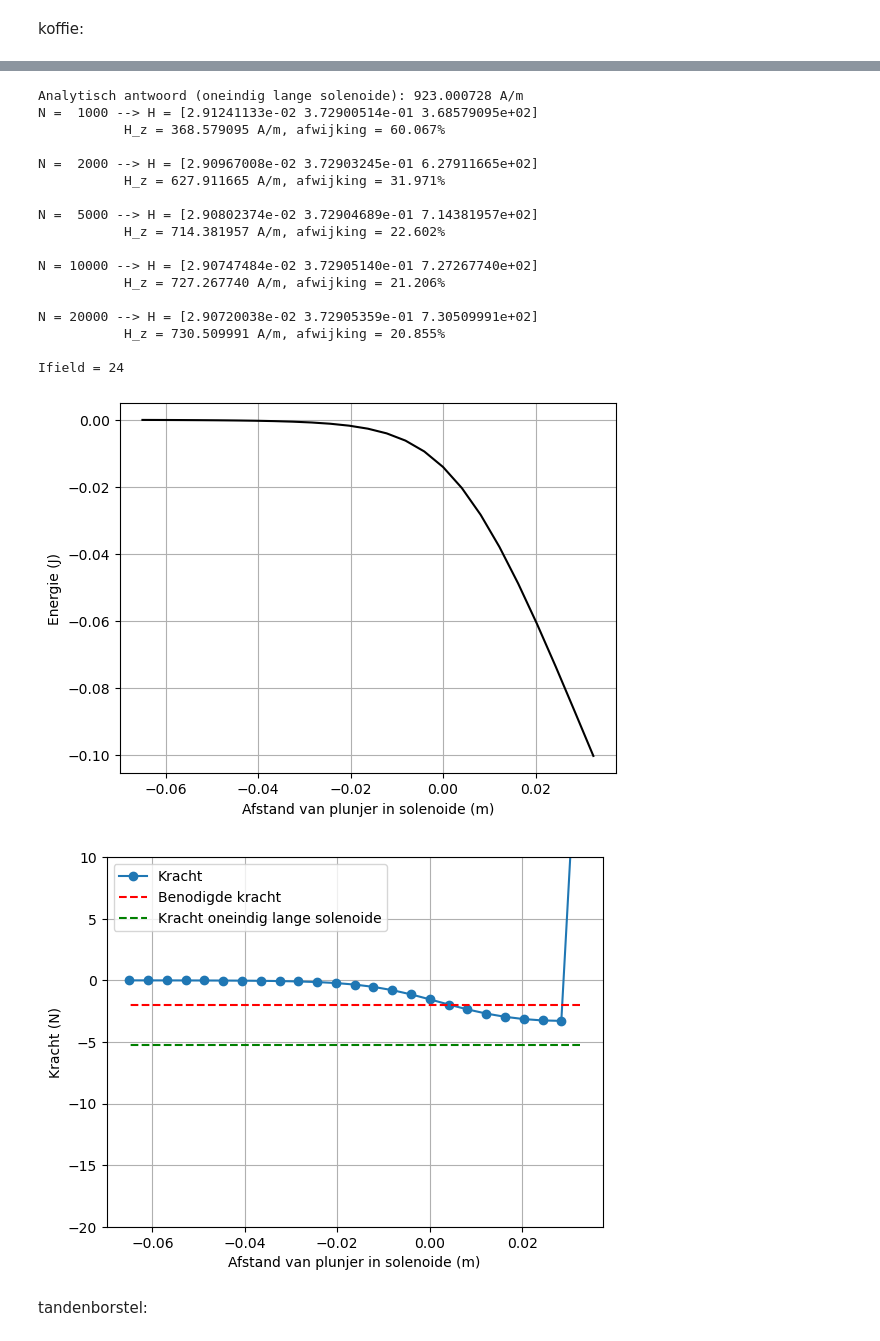
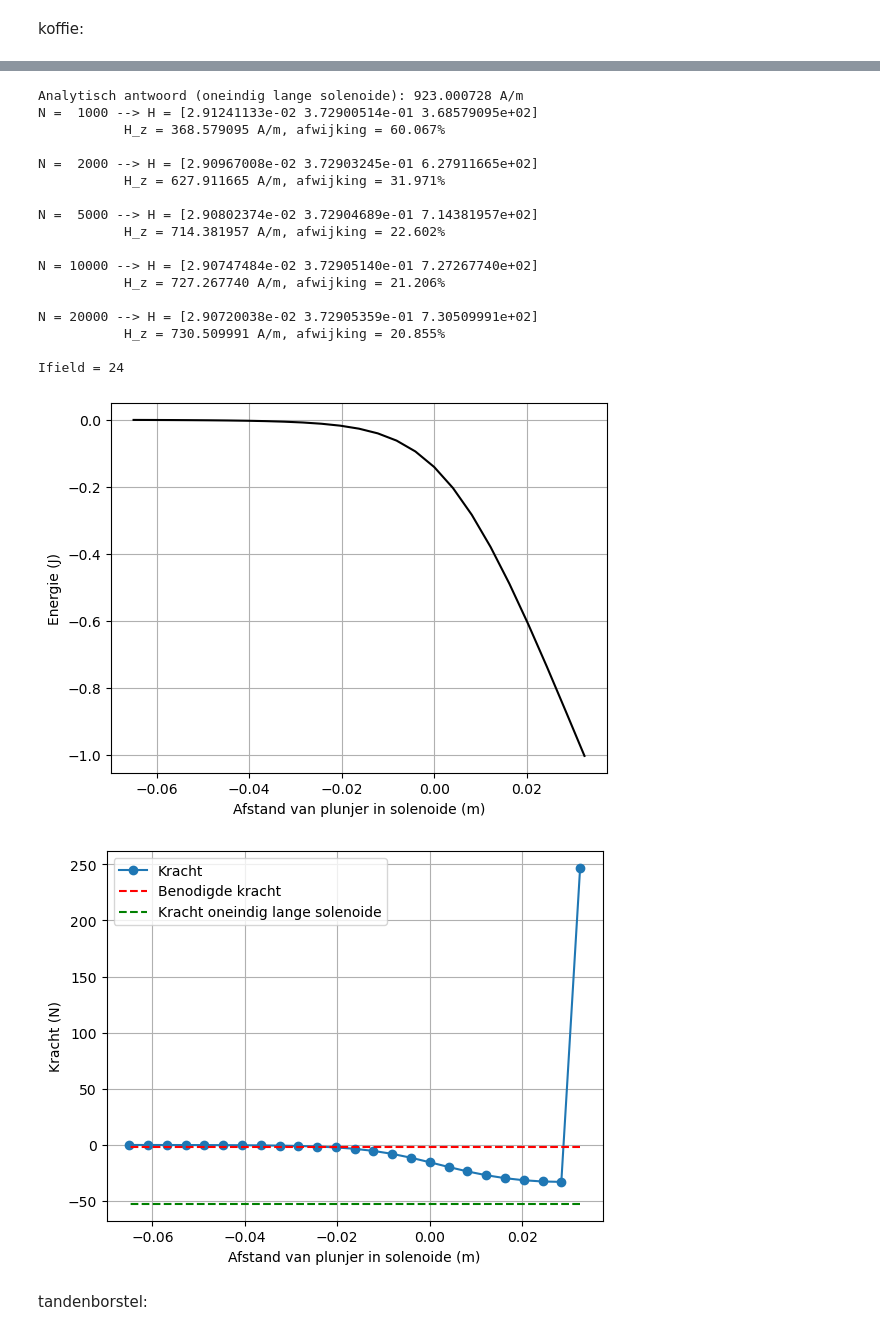
Before and after one commit to emmajuledrent/opdrachten-DEF-D, a Jupyter notebook: DigitaleOntwerpopdrachten/2KrachtactuatorOpdracht/KrachtactuatorOpdracht (1).ipynb, the cells around one changed output, grey strips where cells are left out. Drawn from its saved outputs; the diff is of its cells as text; code cells hidden in the pictures.

```diff
--- a/DigitaleOntwerpopdrachten/2KrachtactuatorOpdracht/KrachtactuatorOpdracht (1).ipynb
+++ b/DigitaleOntwerpopdrachten/2KrachtactuatorOpdracht/KrachtactuatorOpdracht (1).ipynb
@@ -799,7 +799,7 @@ for i_field in range(n_ax):
 
     H_ax[i_field] = Hsimulated[2]
 
-mu_r = 5000
+mu_r = 50000
 mu_0 = 4 * np.pi * 1e-7
 
 Wz=-0.5*np.pi*r_sol**2*np.cumsum(np.flipud(H_ax)*mu_r*mu_0*np.flipud(H_ax))*(z_ax[1] - z_ax[0])
@@ -812,36 +812,36 @@ plt.show()
 force_analytical1 = -mu_0*mu_r*np.pi*r_sol**2*aantal_omwentelingen**2*I**2/2/L_sol**2 # Kracht uitrekenen numeriek
 force_numerical=np.diff(Wz, n=1, append=[0])/(z_ax[1] - z_ax[0]) # Kracht uitrekenen
 
 # Plotting the results
 plt.plot(L_sol/2 - z_ax, np.flipud(force_numerical), '-o', label='Kracht')
 plt.plot(L_sol/2 - z_ax, (-2)*np.ones(n_ax), '--r', label='Benodigde kracht')
 plt.plot(L_sol/2 - z_ax, force_analytical1*np.ones(n_ax), '--g', label='Kracht oneindig lange solenoide')
 plt.xlabel('Afstand van plunjer in solenoide (m)'), plt.ylabel('Kracht (N)'), plt.grid(), plt.legend()
-plt.ylim([-20, 10])
+#plt.ylim([-20, 10])
 plt.show()
 # %% [output]
 Aantal omwentelingen = 299.98
 Spoed = 4615.00 omwentelingen per meter
 [figure]
 Analytisch antwoord (oneindig lange solenoide): 923.000728 A/m
 N =  1000 --> H = [2.91241133e-02 3.72900514e-01 3.68579095e+02]
            H_z = 368.579095 A/m, afwijking = 60.067%
 
 N =  2000 --> H = [2.90967008e-02 3.72903245e-01 6.27911665e+02]
            H_z = 627.911665 A/m, afwijking = 31.971%
 
 N =  5000 --> H = [2.90802374e-02 3.72904689e-01 7.14381957e+02]
            H_z = 714.381957 A/m, afwijking = 22.602%
 
 N = 10000 --> H = [2.90747484e-02 3.72905140e-01 7.27267740e+02]
            H_z = 727.267740 A/m, afwijking = 21.206%
 
 N = 20000 --> H = [2.90720038e-02 3.72905359e-01 7.30509991e+02]
            H_z = 730.509991 A/m, afwijking = 20.855%
 
 Ifield = 24
-[figure, old version]
+[figure, new version]
-[figure, old version]
+[figure, new version]
 # %% [markdown]
 tandenborstel:
 # %%
```
Also changed, not shown: parts of 1 cell of this notebook.
